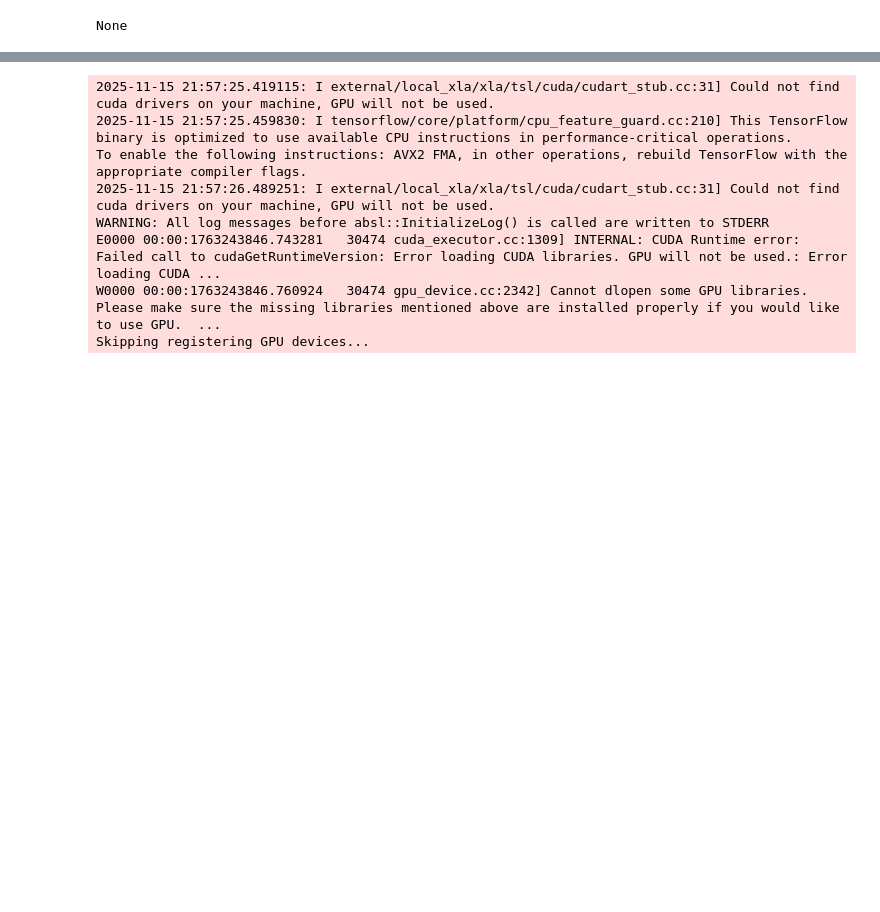
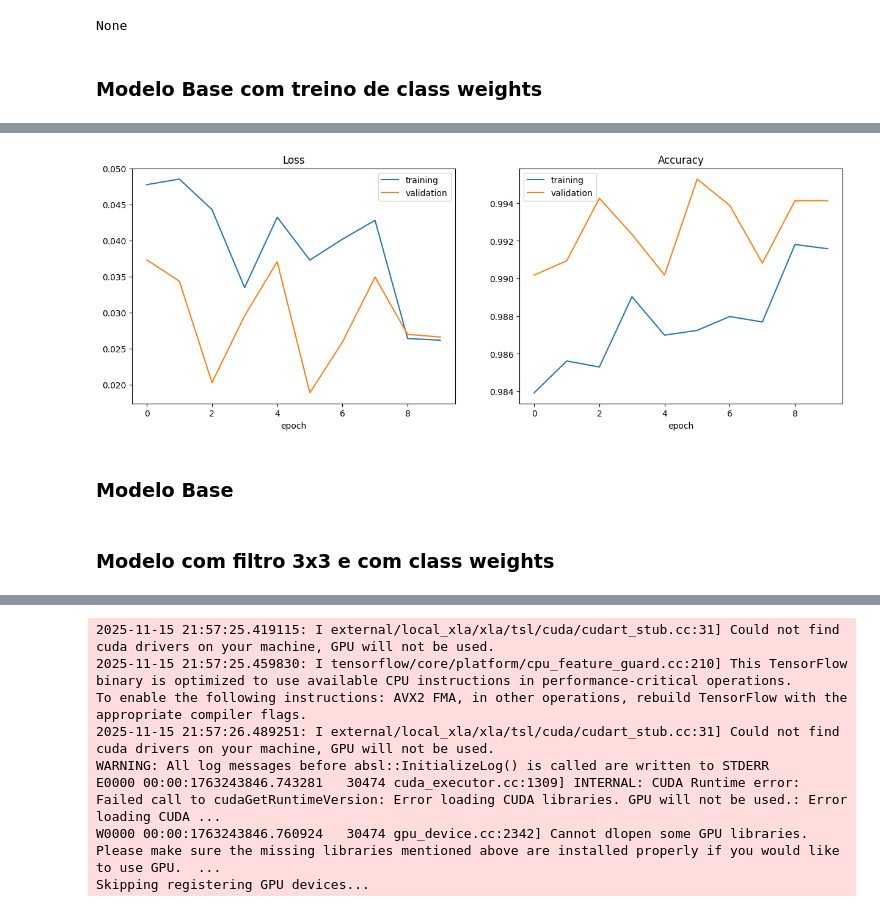
Before and after one commit to Rodrigo-Pinto22/Traffic_Signs_Classification, a Jupyter notebook: Classification.ipynb, the cells around one changed output, grey strips where cells are left out. Cells and saved outputs as stored; diff of their text form; code cells hidden in the pictures; blank space fills up the shorter version.

Commit message:
odelos base 5x5 com treino de weights e 3x3 tb

```diff
--- a/Classification.ipynb
+++ b/Classification.ipynb
@@ -623,6 +623,8 @@ Model: "sequential_19"
  Trainable params: 886,143 (3.38 MB)
  Non-trainable params: 0 (0.00 B)
 None
+# %% [markdown]
+### Modelo Base com treino de class weights
 # %%
 
 X_train = preproc(X_train)
@@ -634,7 +636,7 @@ y_train = preprocOutput(y_train)
 y_val   = preprocOutput(y_val)
 
 
-history = model2.fit(
+history1 = model2.fit(
     X_train, y_train, # Usamos os dados de treino
     class_weight=class_weights_dict,  # calculados anteriormente
     epochs=10, # Vê cada um dos dados 10 vezes
@@ -652,5 +654,24 @@ f1   = f1_score(y_test, y_pred, average='weighted')
 print("Macro Precision:", prec)
 print("Macro Recall:", rec)
 print("Macro F1:", f1)
+
+
+fig, axs = plt.subplots(1,2)
+fig.set_figwidth(15)
+fig.set_figheight(5)
+
+axs[0].plot(history1.history['loss'])
+axs[0].plot(history1.history['val_loss'])
+axs[0].legend(['training', 'validation'])
+axs[0].set_title('Loss')
+axs[0].set_xlabel('epoch')
+
+axs[1].plot(history1.history['accuracy'])
+axs[1].plot(history1.history['val_accuracy'])
+axs[1].legend(['training', 'validation'])
+axs[1].set_title('Accuracy')
+axs[1].set_xlabel('epoch')
+
+plt.show()
 # %% [output]
 Epoch 1/10
@@ -672,0 +694,3 @@ Macro F1: 0.9641724685141257
+[figure, added]
+# %% [markdown]
+### Modelo Base
@@ -673,5 +732,7 @@ Macro F1: 0.9641724685141257
 # %%
 model2.save("Base.keras")
+# %% [markdown]
+### Modelo com filtro 3x3 e com class weights
 # %%
 # === Treinar Modelo ===
 
```
Also changed, not shown: parts of 6 cells of this notebook.
